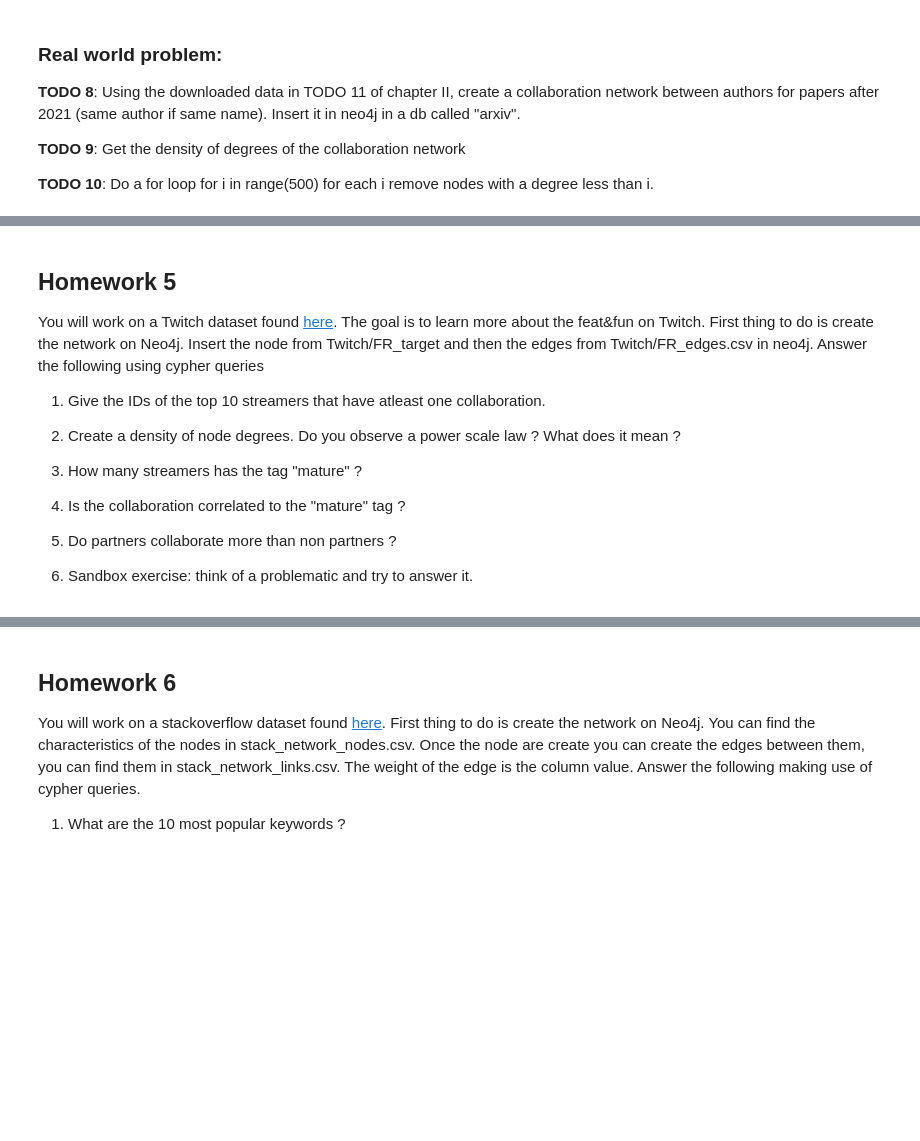
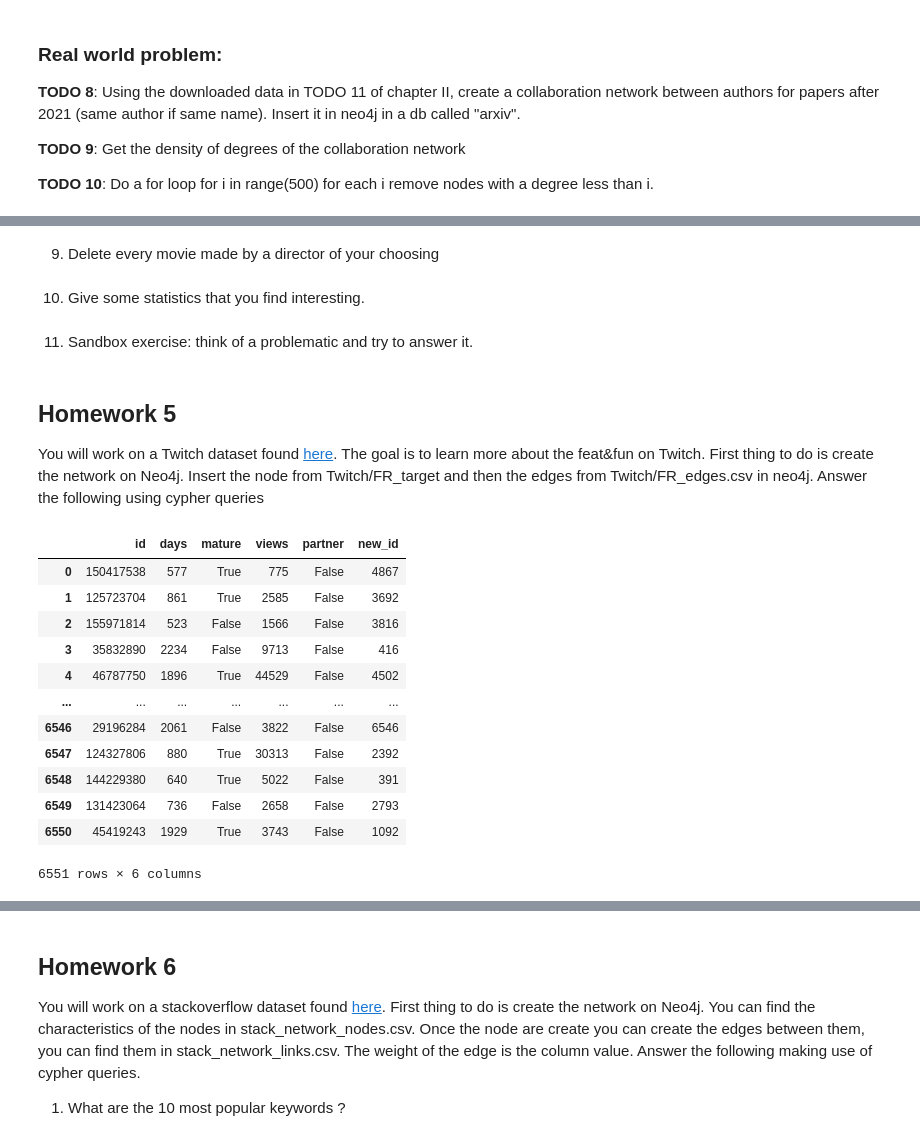
Before and after one commit to valentinb67/ExercicesNoSQL, a Jupyter notebook: EXERCICES/EX-Chap4.ipynb, the cells around one changed output, grey strips where cells are left out. Drawn from its saved outputs; the diff is of its cells as text; code cells hidden in the pictures; blank space fills up the shorter version.

```diff
--- a/EXERCICES/EX-Chap4.ipynb
+++ b/EXERCICES/EX-Chap4.ipynb
@@ -366,17 +475,37 @@ change the database "neo4j" to the database "movie". Go to the browser and run o
+# %% [markdown]
+9) Delete every movie made by a director of your choosing
+# %% [markdown]
+10) Give some statistics that you find interesting.
+# %% [markdown]
+
+11) Sandbox exercise: think of a problematic and try to answer it.
 # %% [markdown]
 ## Homework 5
 
 You will work on a Twitch dataset found [here](https://www.kaggle.com/andreagarritano/twitch-social-networks). The goal is to learn more about the feat&fun on Twitch. First thing to do is create the network on Neo4j. Insert the node
 from Twitch/FR_target and then the edges from Twitch/FR_edges.csv in neo4j. Answer the following using cypher queries
-
-1) Give the IDs of the top 10 streamers that have atleast one collaboration.
-
-2) Create a density of node degrees. Do you observe a power scale law ? What does it mean ?
-
-3) How many streamers has the tag "mature" ?
-
-4) Is the collaboration correlated to the "mature" tag ?
-
-5) Do partners collaborate more than non partners ?
-
-6) Sandbox exercise: think of a problematic and try to answer it.
+# %%
+import pandas as pd
+from py2neo import Graph, Node, Relationship
+
+targets_fp = "/Users/valen/Desktop/data/Twitch/FR_target.csv"
+edges_fp = "/Users/valen/Desktop/data/Twitch/FR_edges.csv"
+
+nodes = pd.read_csv(targets_fp)
+edges = pd.read_csv(edges_fp)
+# %%
+nodes
+# %% [output]
+|  | id | days | mature | views | partner | new_id |
+| 0 | 150417538 | 577 | True | 775 | False | 4867 |
+| 1 | 125723704 | 861 | True | 2585 | False | 3692 |
+| 2 | 155971814 | 523 | False | 1566 | False | 3816 |
+| 3 | 35832890 | 2234 | False | 9713 | False | 416 |
+| 4 | 46787750 | 1896 | True | 44529 | False | 4502 |
+| ... | ... | ... | ... | ... | ... | ... |
+| 6546 | 29196284 | 2061 | False | 3822 | False | 6546 |
+| 6547 | 124327806 | 880 | True | 30313 | False | 2392 |
+| 6548 | 144229380 | 640 | True | 5022 | False | 391 |
+| 6549 | 131423064 | 736 | False | 2658 | False | 2793 |
+| 6550 | 45419243 | 1929 | True | 3743 | False | 1092 |
+6551 rows × 6 columns
```
Also changed, not shown: parts of 41 cells of this notebook, 3 other files.
